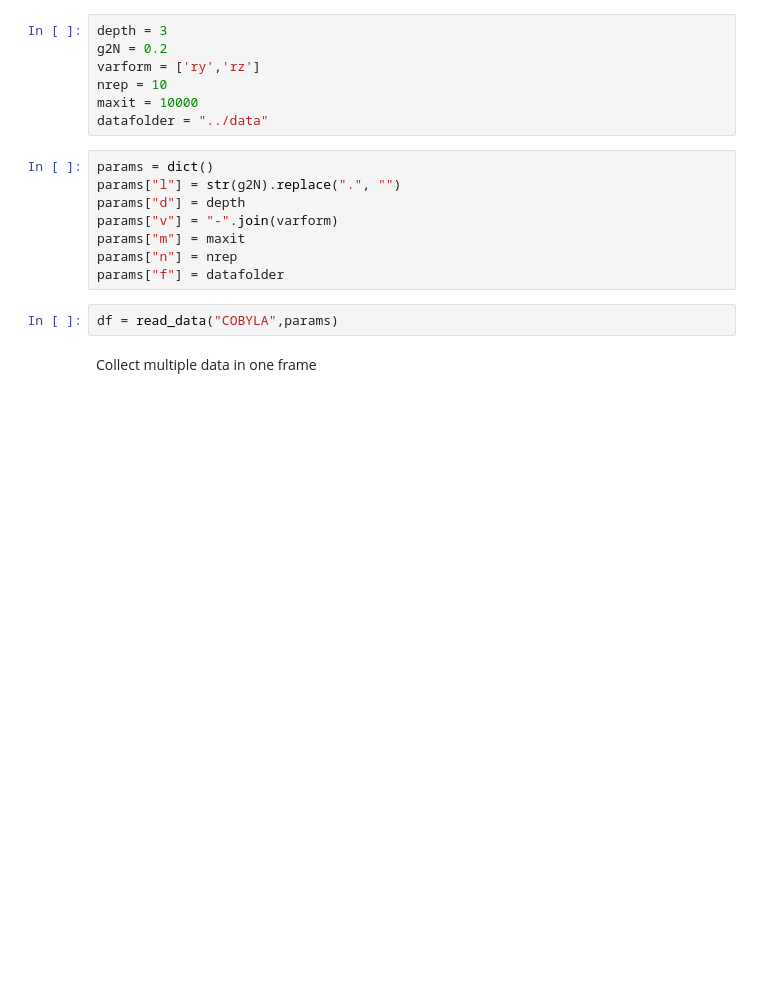
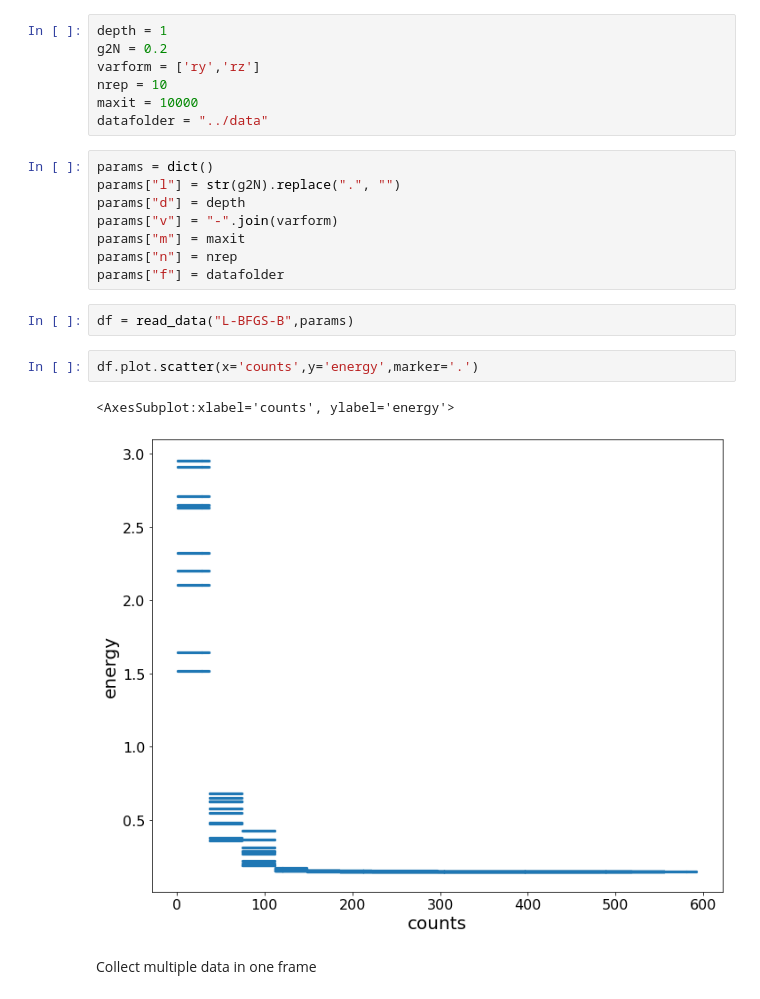
Before and after one commit to erinaldi/bmn2-qiskit, a Jupyter notebook: notebooks/00_figures.ipynb, the cells around one changed output. Cells and saved outputs as stored; diff of their text form; blank space fills up the shorter version.

```diff
--- a/notebooks/00_figures.ipynb
+++ b/notebooks/00_figures.ipynb
@@ -47,7 +47,7 @@ def collect_data(
 # %% [markdown]
 Parameters
 # %%
-depth = 3
+depth = 1
 g2N = 0.2
 varform = ['ry','rz']
 nrep = 10
@@ -62,7 +62,12 @@ params["m"] = maxit
 params["n"] = nrep
 params["f"] = datafolder
 # %%
-df = read_data("COBYLA",params)
+df = read_data("L-BFGS-B",params)
+# %%
+df.plot.scatter(x='counts',y='energy',marker='.')
+# %% [output]
+<AxesSubplot:xlabel='counts', ylabel='energy'>
+[figure, added]
 # %% [markdown]
 Collect multiple data in one frame
 # %%
```
